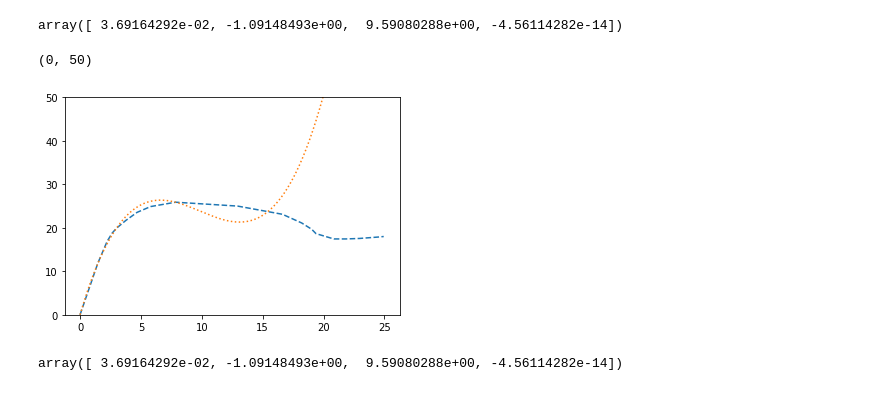
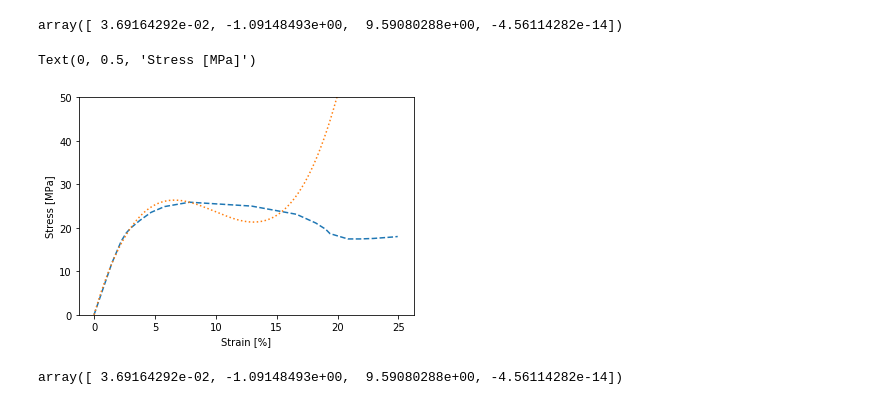
Before and after one commit to rmuenste/FullC0ntact, a Jupyter notebook: unit_tests/elastic_hexahedron/mass-spring.ipynb, the cells around one changed output. Saved outputs shown, nothing was run; the diff lists cells and outputs as text; code cells hidden in the pictures.

```diff
--- a/unit_tests/elastic_hexahedron/mass-spring.ipynb
+++ b/unit_tests/elastic_hexahedron/mass-spring.ipynb
@@ -289,10 +293,12 @@ func = z1[0] * (xp - 1)**3 + z1[1] * (xp - 1)**2 + z1[2] * (xp - 1)
 # %%
 plt.plot(data[:,0], data[:,1], linestyle="--")
 plt.plot(xp, p(xp), linestyle="dotted")
 plt.ylim([0,50])
+plt.xlabel("Strain [%]")
+plt.ylabel("Stress [MPa]")
 # %% [output]
-(0, 50)
+Text(0, 0.5, 'Stress [MPa]')
-[figure, old version]
+[figure, new version]
 # %%
 z1
 # %% [output]
```
Also changed, not shown: parts of 4 cells of this notebook, 20 other files.
